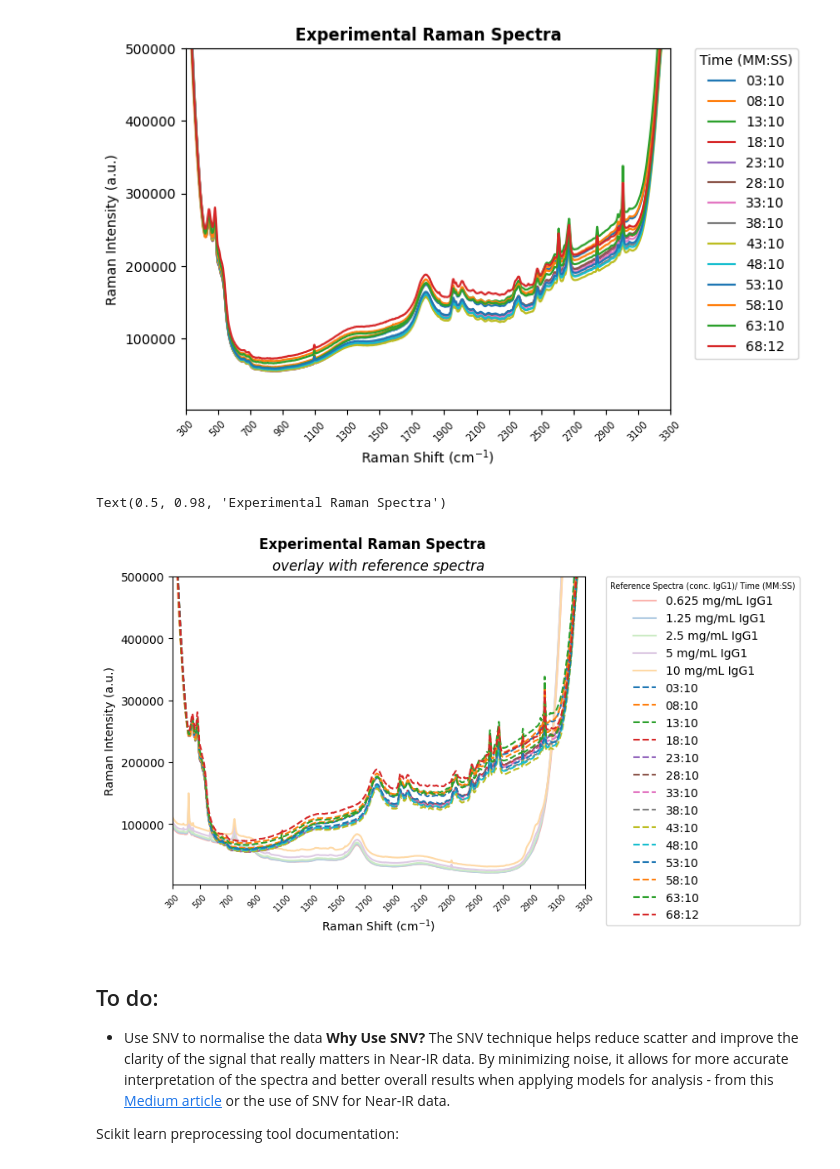
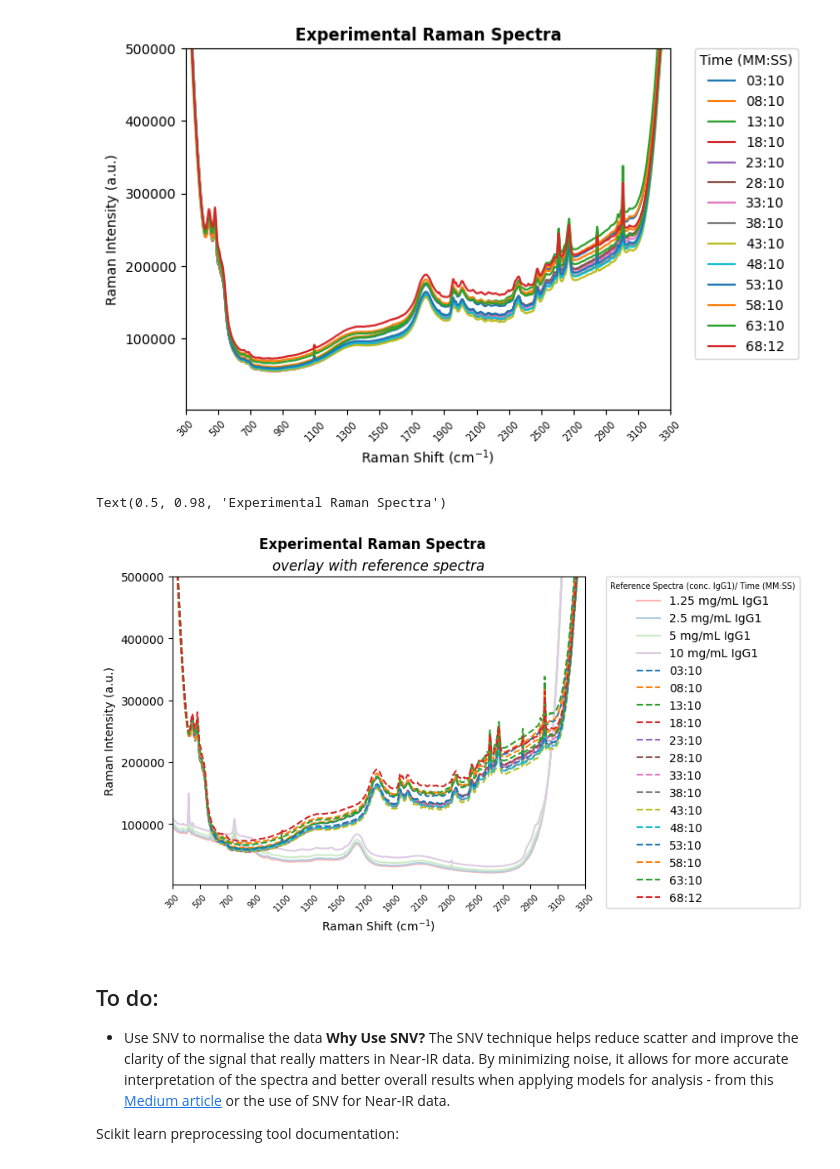
Before and after one commit to a-o-connor/PFDA-project, a Jupyter notebook: big_project_practice.ipynb, the cells around one changed output. Drawn from its saved outputs; the diff is of its cells as text; code cells hidden in the pictures.

```diff
--- a/big_project_practice.ipynb
+++ b/big_project_practice.ipynb
@@ -37,6 +37,6 @@ is there a trend in recorded wind speeds over the last few decades.
 - What will the power output of the windfarms in Ireland be like next
 week, according to the weather forecasts?
 # %%
-reference_raman_spectra= pd.read_csv("Raw Raman Data - Reference.csv")
+reference_raman_spectra= pd.read_csv("Raw Raman Data - Reference.csv", index_col=0)
 reference_raman_spectra.head(n=20)
 # %% [output]
@@ -105,3 +81,25 @@ experimental_raman_spectra.head(n=20)
 | 3408 | 1785411.620 | 1773349.353 | 1784174.259 | 1790092.928 | 1784723.804 | 1774812.768 | 1796234.424 | 1785125.511 | ... |
 | 3407 | 1782940.545 | 1775242.066 | 1782529.843 | 1784390.050 | 1783250.766 | 1774718.600 | 1796633.649 | 1784630.239 | ... |
 | 3406 | 1780875.216 | 1777551.409 | 1784411.545 | 1784777.262 | 1780598.802 | 1777141.724 | 1797753.242 | 1787186.074 | ... |
+# %%
+ramanshift=np.sort(np.array(reference_raman_spectra.index, dtype=int)) #Need to sort the wavenumbers for the x-axis
+
+fig, ax = plt.subplots()
+for i in reference_raman_spectra.columns[1:]:
+    ax.plot(
+        reference_raman_spectra.index,
+        reference_raman_spectra[i],
+        label=f"{reference_raman_spectra.columns[1:][0]}"
+    )
+ax.set_xticks(ramanshift[::200])
+ax.set_xticklabels(ramanshift[::200], rotation=45,
+                   fontdict= {'fontsize': 'x-small',}
+                   )
+ax.set_xlim(300,3300)
+ax.set_ylim(2500,0.5e6)
+ax.set_xlabel(r'Raman Shift (cm$^{-1})$')
+ax.set_ylabel("Raman Intensity (a.u.)")
+ax.set_title("Reference Raman Spectra",
+             fontdict = {'fontsize': 'large','fontweight' : "bold",}
+             )
+ax.legend(title= "Concentration of IgG 1 Solution")
@@ -155,7 +156,7 @@ fig, ax = plt.subplots()
 
 for idx, i in (enumerate(reference_raman_spectra.columns[1:])): #Gives each Column an index id to call for the list of colours I want to use
     ax.plot(
-        reference_raman_spectra["RamanShift"],
+        reference_raman_spectra.index,
         reference_raman_spectra[i],
         linestyle="-",
         color=colours_for_reference[idx] #Cycle through the pastel colour map list
@@ -166,34 +167,34 @@ for column in experimental_raman_spectra:
     ax.plot(
         experimental_raman_spectra.index,
         experimental_raman_spectra[column],
         linestyle="--",
         # label=column
     )
 ax.set_xticks(wavenumbers[::200])
 ax.set_xticklabels(wavenumbers[::200], rotation=45,
                    fontdict= {'fontsize': 'x-small',}
                    )
 ax.set_xlim(300,3300)
 ax.set_ylim(2500,0.5e6)
 ax.set_xlabel(r'Raman Shift (cm$^{-1})$')
 ax.set_ylabel("Raman Intensity (a.u.)")
 ax.set_title(f"overlay with reference spectra",
              fontdict = {'fontsize': 'large','fontstyle' : "italic",}
              )
 ax.legend(
           title= "Reference Spectra (conc. IgG1)/ Time (MM:SS)",
           labels= legend_labels,
           loc="upper left",
           bbox_to_anchor=(1.05, 1),
           borderaxespad=0,
           title_fontsize="x-small"
           )
 fig.suptitle(f"Experimental Raman Spectra",
              fontweight="bold"
              )
 # %% [output]
 Text(0.5, 0.98, 'Experimental Raman Spectra')
-[figure, old version]
+[figure, new version]
 # %% [markdown]
 ## To do:
 - Use SNV to normalise the data
```
Also changed, not shown: parts of 11 cells of this notebook.
